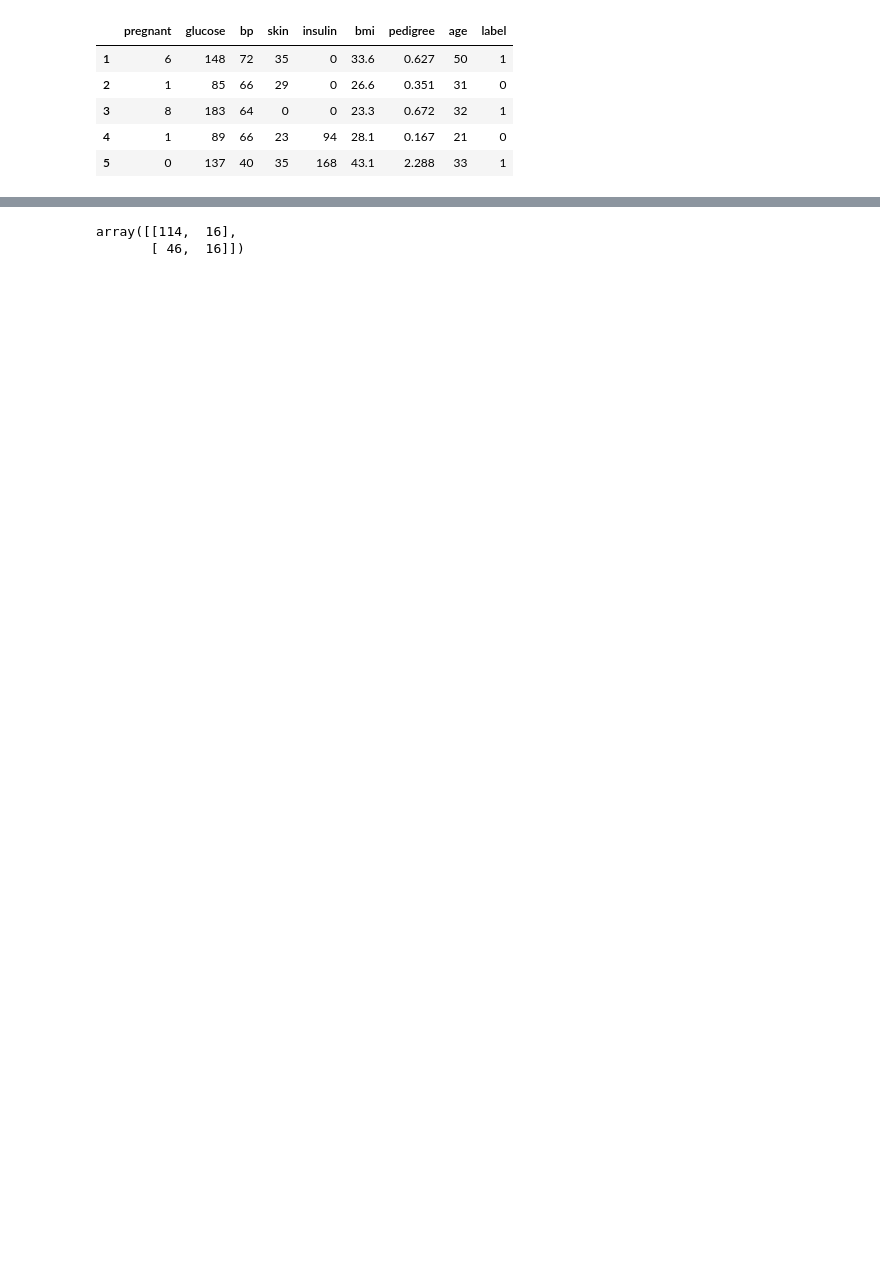
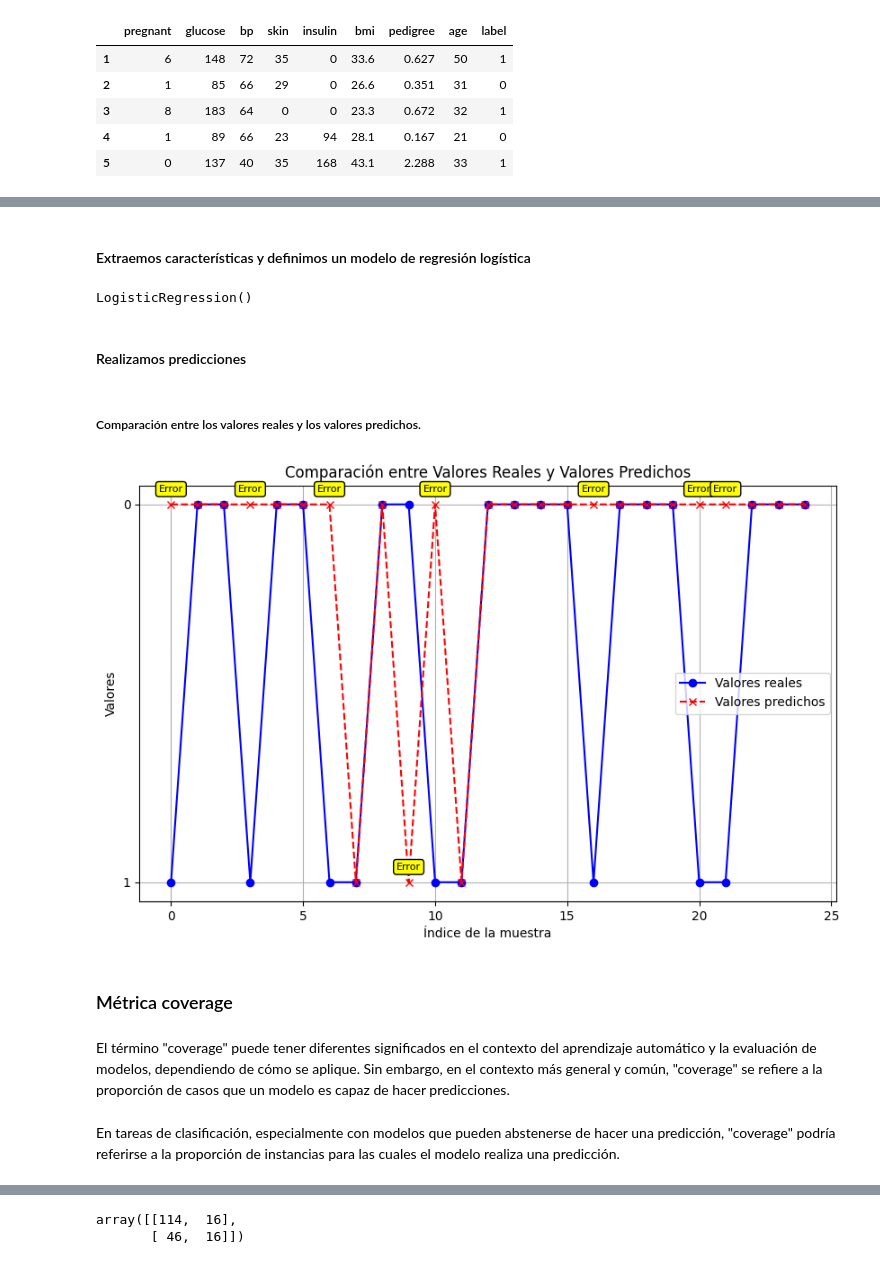
Before and after one commit to joseg20/Deep-Learning-Practical-Methodology, a Jupyter notebook: 01_perfomance_metrics.ipynb, the cells around one changed output, grey strips where cells are left out. Cells and saved outputs as stored; diff of their text form; code cells hidden in the pictures; blank space fills up the shorter version.

```diff
--- a/01_perfomance_metrics.ipynb
+++ b/01_perfomance_metrics.ipynb
@@ -63,0 +59,21 @@ Pred: ['0' '0' '0' '0' '0' '0' '0' '1' '0' '1' '0' '1' '0' '0' '0' '0' '0' '0'
+# %% [markdown]
+#### Extraemos características y definimos un modelo de regresión logística
+# %%
+# Se define una lista de características que se utilizarán como entradas para el modelo.
+feature_cols = ['pregnant', 'insulin', 'bmi', 'age']
+# Se crea una matriz X que contiene solo las columnas de características seleccionadas del conjunto de datos pima.
+X = pima[feature_cols]
+# Se crea una serie y que contiene la columna de etiquetas "label" del conjunto de datos pima.
+y = pima.label
+#Se divide el conjunto de datos en conjuntos de entrenamiento y prueba.
+X_train, X_test, y_train, y_test = train_test_split(X, y, random_state=0)
+
+# Se crea un modelo de regresión logística (logreg).
+logreg = LogisticRegression()
+# Se entrena el modelo de regresión logística utilizando los datos de entrenamiento
+logreg.fit(X_train, y_train)
+# %% [output]
+LogisticRegression()
+# %% [markdown]
+
+#### Realizamos predicciones
@@ -63,0 +83,31 @@ Pred: ['0' '0' '0' '0' '0' '0' '0' '1' '0' '1' '0' '1' '0' '0' '0' '0' '0' '0'
+# %% [markdown]
+##### Comparación entre los valores reales y los valores predichos.
+# %%
+true_values = y_test.values[0:25]
+predicted_values = y_pred_class[0:25]
+
+# Mejorando el gráfico con anotaciones mejoradas
+plt.figure(figsize=(10, 6))
+plt.plot(true_values, label='Valores reales', marker='o', linestyle='-', color='blue')
+plt.plot(predicted_values, label='Valores predichos', marker='x', linestyle='--', color='red')
+plt.xlabel('Índice de la muestra')
+plt.ylabel('Valores')
+plt.title('Comparación entre Valores Reales y Valores Predichos')
+plt.legend()
+plt.grid(True)
+
+# Mejorando las anotaciones
+for i, (true, pred) in enumerate(zip(true_values, predicted_values)):
+    if true != pred:
+        plt.annotate('Error', (i, pred), textcoords="offset points", xytext=(0,10), ha='center',
+                     bbox=dict(boxstyle="round,pad=0.3", fc="yellow", ec="black", lw=1), fontsize=8)
+
+plt.show()
+# %% [output]
+[figure, added]
+# %% [markdown]
+### Métrica coverage
+# %% [markdown]
+El término "coverage" puede tener diferentes significados en el contexto del aprendizaje automático y la evaluación de modelos, dependiendo de cómo se aplique. Sin embargo, en el contexto más general y común, "coverage" se refiere a la proporción de casos que un modelo es capaz de hacer predicciones.
+# %% [markdown]
+En tareas de clasificación, especialmente con modelos que pueden abstenerse de hacer una predicción, "coverage" podría referirse a la proporción de instancias para las cuales el modelo realiza una predicción.
```
Also changed, not shown: parts of 70 cells of this notebook.
